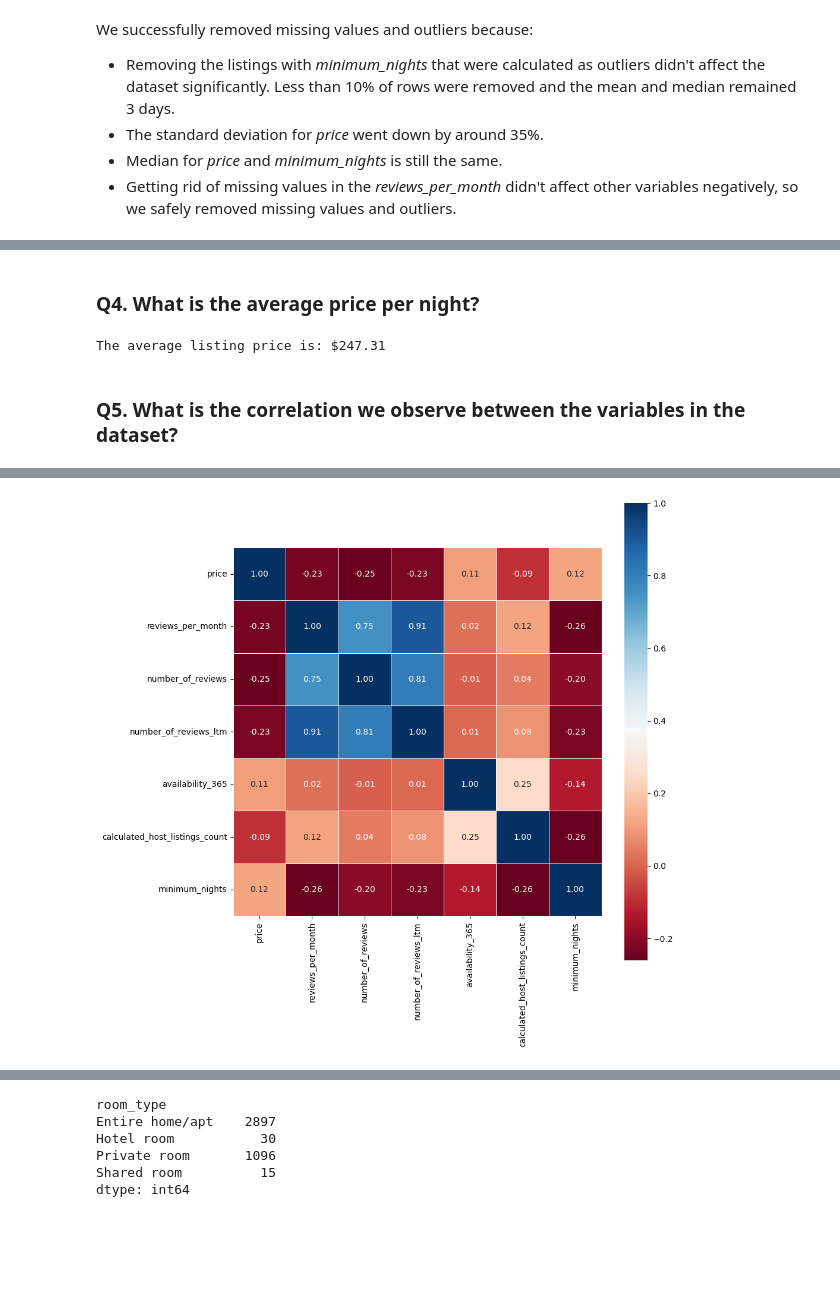
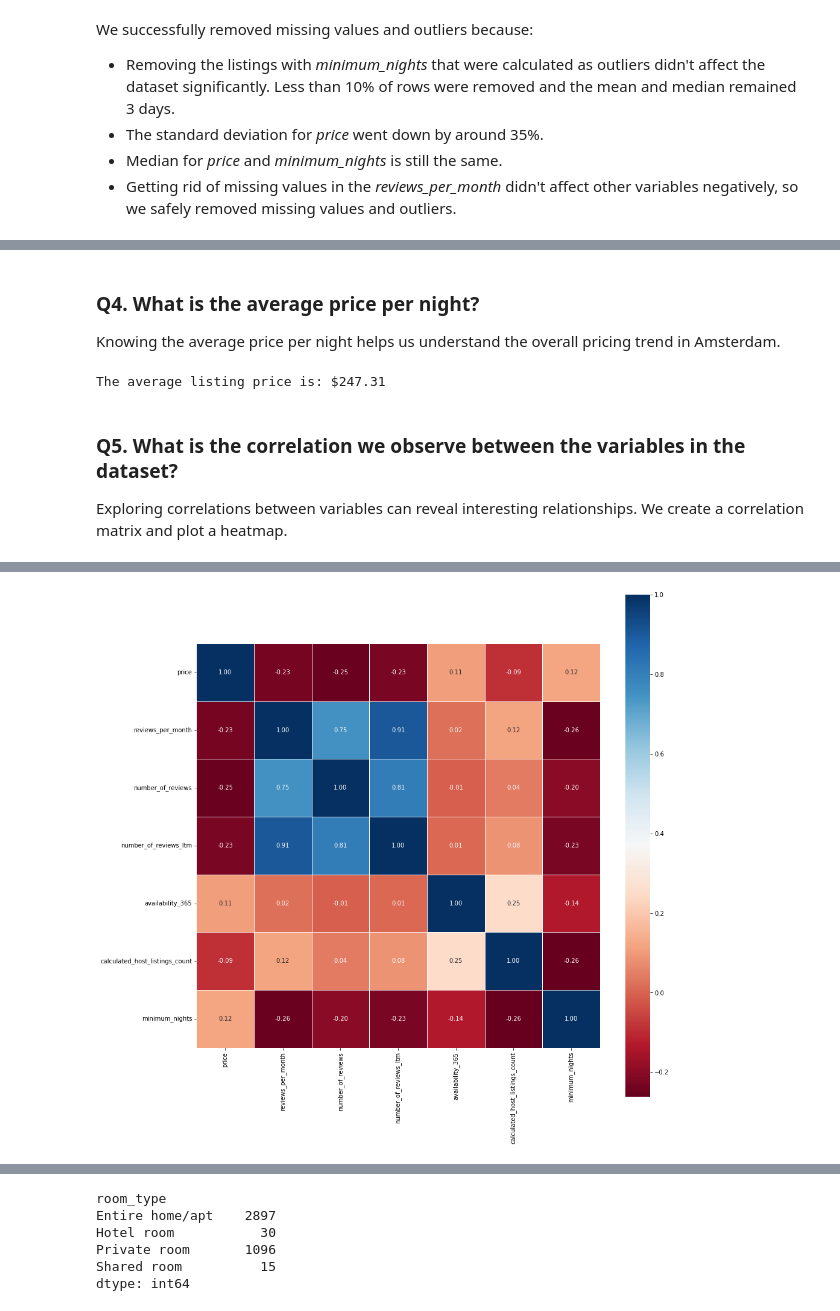
Before and after one commit to pedrohfm/dsnp, a Jupyter notebook: analise-dados-e-pandas/pedrohfm-airbnb-data-analysis-2024.ipynb, the cells around one changed output, grey strips where cells are left out. Drawn from its saved outputs; the diff is of its cells as text; code cells hidden in the pictures; blank space fills up the shorter version.

```diff
--- a/analise-dados-e-pandas/pedrohfm-airbnb-data-analysis-2024.ipynb
+++ b/analise-dados-e-pandas/pedrohfm-airbnb-data-analysis-2024.ipynb
@@ -372,5 +402,7 @@ sns.kdeplot(df_clean,x='price',hue='room_type',
 # %% [markdown]
 ### **Q4. What is the average price per night?**
+
+Knowing the average price per night helps us understand the overall pricing trend in Amsterdam.
 # %%
 # checking average listing price
 avg_price = df_clean.price.mean().round(2)
@@ -379,6 +411,8 @@ print(f"The average listing price is: ${avg_price}")
 The average listing price is: $247.31
 # %% [markdown]
 ### **Q5. What is the correlation we observe between the variables in the dataset?**
+
+Exploring correlations between variables can reveal interesting relationships. We create a correlation matrix and plot a heatmap.
 # %%
 # creating a correlation matrix
 correlation = df_clean[['price','reviews_per_month','number_of_reviews','number_of_reviews_ltm','availability_365','calculated_host_listings_count','minimum_nights']].corr()
@@ -395,9 +429,9 @@ display(correlation)
 | minimum_nights | 0.119690 | -0.255390 | -0.198146 | -0.231277 | -0.137285 | ... |
 # %%
 # plotting a heatmap showing correlation
-plt.figure(figsize=(10,10))
+plt.figure(figsize=(15,15),dpi=72)
 sns.heatmap(correlation,cmap='RdBu',fmt='.2f',square=True,linecolor='white',linewidths=0.5,annot=True);
 # %% [output]
-[figure, old version]
+[figure, new version]
 # %% [markdown]
 ### **Q6. What type of listing is most frequent in Airbnb?**
```
Also changed, not shown: parts of 24 cells of this notebook, 1 other file.
